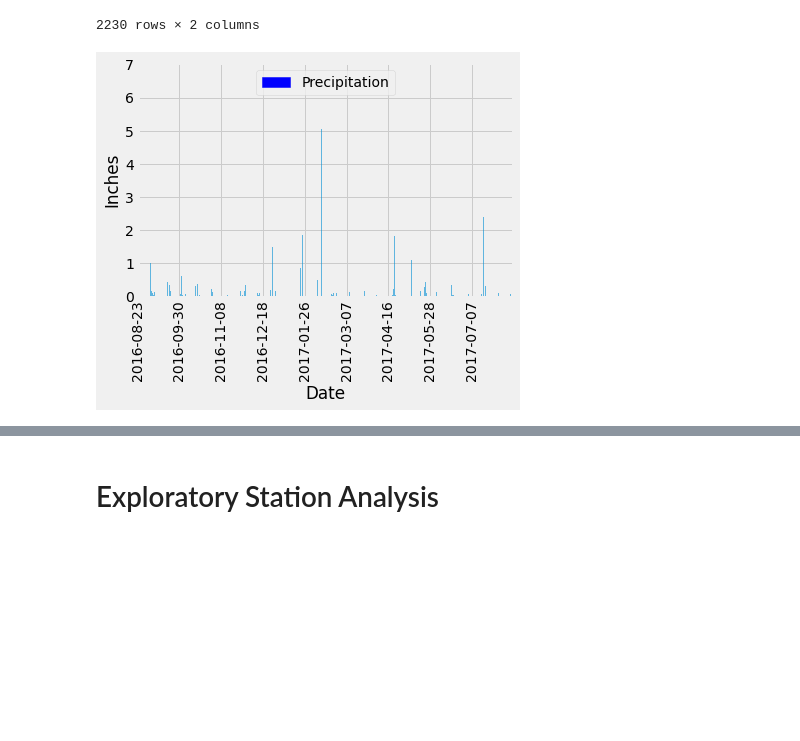
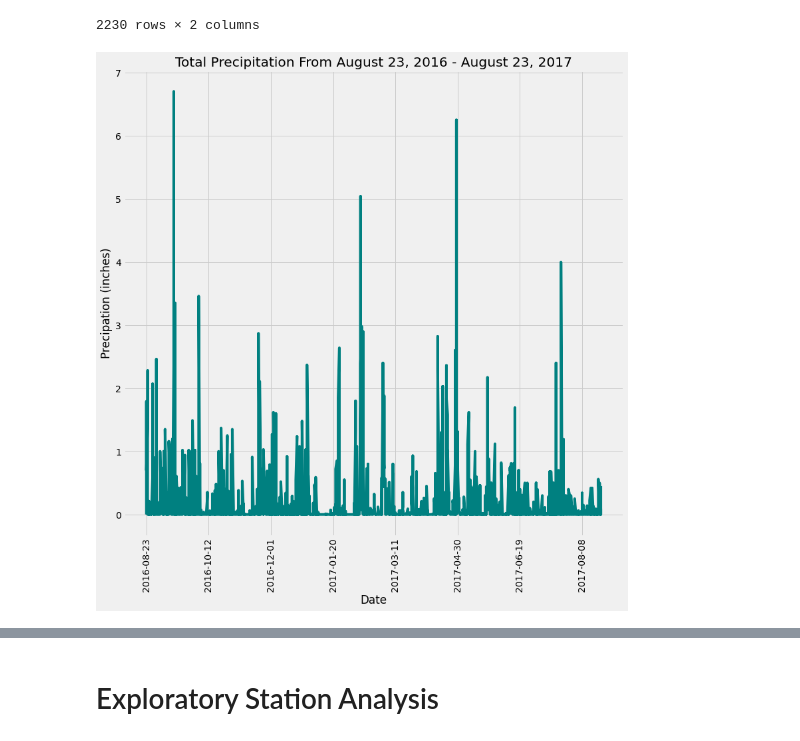
Before and after one commit to Trumane12311/sqlalchemy-challenge, a Jupyter notebook: climate_starter.ipynb, the cells around one changed output, grey strips where cells are left out. Drawn from its saved outputs; the diff is of its cells as text; code cells hidden in the pictures; blank space fills up the shorter version.

Commit message:
Correct Precipitation Graph

```diff
--- a/climate_starter.ipynb
+++ b/climate_starter.ipynb
@@ -198,20 +198,16 @@ prcp_year_aug_16_17
 | 88 | 2017-08-23 | 0.00 |
 | 90 | 2017-08-23 | 0.45 |
 2230 rows × 2 columns
-# %%
-# Use Pandas Plotting with Matplotlib to plot the data
-
-prcp_year_aug_16_17.plot.bar(x='date', y='prcp', rot=0, alpha=0.6)
-plt.locator_params(axis='x', nbins=9)
-plt.xticks(rotation = 90)
-plt.xlabel("Date")
-plt.ylabel("Inches")
-blue_patch = mpatches.Patch(color='blue', label='Precipitation')
-plt.legend(handles=[blue_patch])
-plt.tight_layout
-plt.show()
-# %% [output]
-[figure, removed]
+# %%
+fig, ax = plt.subplots(figsize=(12,12))
+
+ax.plot(prcp_year_aug_16_17['date'],prcp_year_aug_16_17['prcp'],color='teal')
+ax.set(xlabel="Date",ylabel="Precipation (inches)", title = "Total Precipitation From August 23, 2016 - August 23, 2017")
+ax.xaxis.set_major_locator(plt.MaxNLocator(9))
+plt.xticks(rotation = 90)
+plt.show()
+# %% [output]
+[figure, added]
 # %%
  #Use Pandas to print the summary statistics for the precipitation data.
 
```
Also changed, not shown: parts of 1 cell of this notebook.
